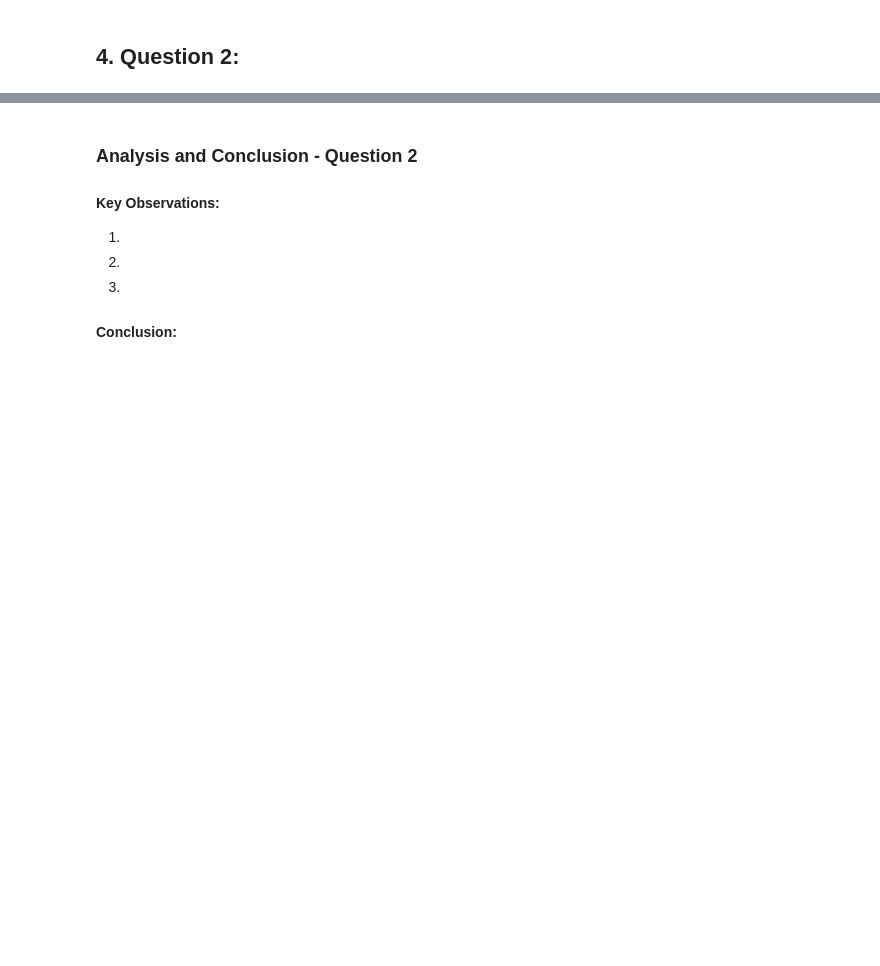
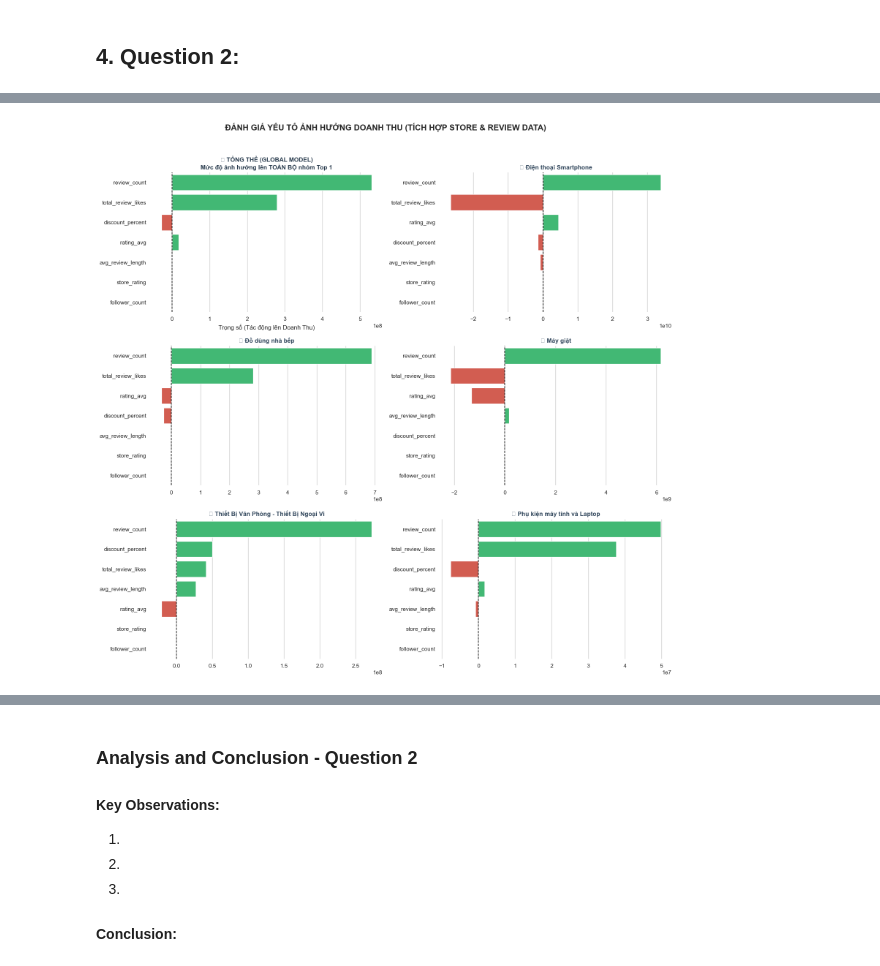
Before and after one commit to phuongth05/DV_LAB01, a Jupyter notebook: groups/phuong.ipynb, the cells around one changed output, grey strips where cells are left out. Cells and saved outputs as stored; diff of their text form; code cells hidden in the pictures; blank space fills up the shorter version.

```diff
--- a/groups/phuong.ipynb
+++ b/groups/phuong.ipynb
@@ -274,0 +385,47 @@ plt.show()
+# %%
+# ==========================================
+# BƯỚC 5: TRỰC QUAN HÓA BẰNG GRID SUBPLOTS
+# ==========================================
+plt.rcParams['font.family'] = 'sans-serif'
+sns.set_theme(style="whitegrid")
+
+num_plots = 1 + len(local_weights_dict)
+cols = 2
+rows = int(np.ceil(num_plots / cols))
+
+fig, axes = plt.subplots(rows, cols, figsize=(16, 5 * rows))
+axes = axes.flatten()
+
+def plot_weights_on_ax(ax, df_w, title, is_global=False):
+    colors = ['#2ecc71' if w > 0 else '#e74c3c' for w in df_w['Weight']]
+    sns.barplot(data=df_w, x='Weight', y='Attribute', palette=colors, hue='Attribute', legend=False, ax=ax)
+    ax.axvline(x=0, color='black', linewidth=1.2, linestyle='--')
+
+    if is_global:
+        ax.set_title(f'🌟 TỔNG THỂ (GLOBAL MODEL)\n{title}', fontsize=12, fontweight='bold', color='#2c3e50')
+    else:
+        ax.set_title(f'📁 {title}', fontsize=12, fontweight='bold', color='#34495e')
+
+    ax.set_xlabel('Trọng số (Tác động lên Doanh Thu)' if is_global else '')
+    ax.set_ylabel('')
+    sns.despine(ax=ax, left=True, bottom=True)
+
+# Vẽ Global Model
+plot_weights_on_ax(axes[0], global_weights, 'Mức độ ảnh hưởng lên TOÀN BỘ nhóm Top 1', is_global=True)
+
+# Vẽ Local Models
+plot_idx = 1
+for cat_name, df_w in local_weights_dict.items():
+    plot_weights_on_ax(axes[plot_idx], df_w, cat_name)
+    plot_idx += 1
+
+# Xóa các trục bị dư
+for i in range(plot_idx, len(axes)):
+    fig.delaxes(axes[i])
+
+plt.suptitle('ĐÁNH GIÁ YẾU TỐ ẢNH HƯỞNG DOANH THU (TÍCH HỢP STORE & REVIEW DATA)',
+             fontsize=16, fontweight='bold', y=1.02)
+plt.tight_layout()
+plt.show()
+# %% [output]
+[figure, added]
```
Also changed, not shown: parts of 15 cells of this notebook.
